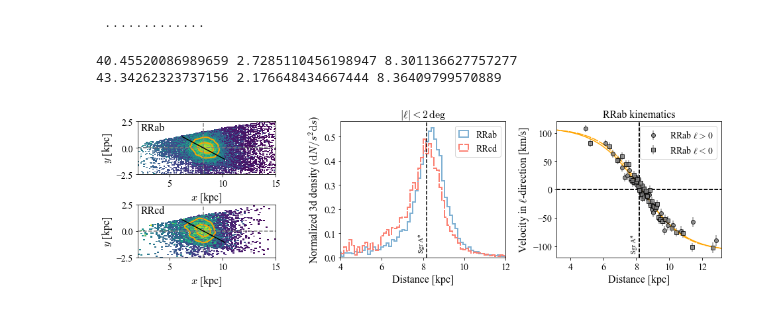
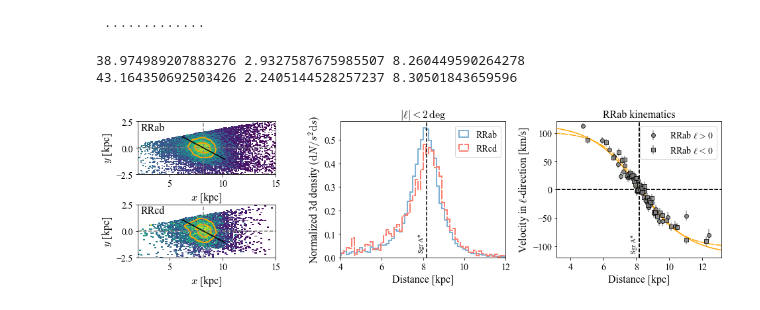
Before and after one commit to thomasmolnar/virac_classifier, a Jupyter notebook: plots/Fig22_RRL.ipynb, the cells around one changed output. Drawn from its saved outputs; the diff is of its cells as text; code cells hidden in the pictures.

```diff
--- a/plots/Fig22_RRL.ipynb
+++ b/plots/Fig22_RRL.ipynb
@@ -40,6 +54,21 @@ dist_rrcd = np.power(10.,0.2*(
     dataRRcd['ks_ivw_mean_mag']-coeff*(dataRRcd['j_ivw_mean_mag']- dataRRcd['ks_ivw_mean_mag'])
     +(2.98-coeff*(2.53-2.98))*np.log10(dataRRcd['period'])
     +18.477-(16.86-coeff*(17.241-16.86)))-2)
+
+peak_metal = -0.942
+
+dist_rrab = np.power(10.,0.2*(
+    data['ks_ivw_mean_mag']-coeff*(data['j_ivw_mean_mag']- data['ks_ivw_mean_mag'])
+    +(2.80-coeff*(2.45-2.80))*np.log10(data['period'])
+    -(0.114-coeff*(0.121-0.114))*(peak_metal)
+    +18.477-(17.547-coeff*(17.888-17.547))+corr)-2)
+
+dist_rrcd = np.power(10.,0.2*(
+    dataRRcd['ks_ivw_mean_mag']-coeff*(dataRRcd['j_ivw_mean_mag']- dataRRcd['ks_ivw_mean_mag'])
+    +(2.99-coeff*(2.53-2.99))*np.log10(dataRRcd['period'])
+    -(0.011-coeff*(-0.01-0.011))*(peak_metal)
+    +18.477-(16.85-coeff*(17.225-16.85)))-2)
+
 
 plt.hist2d(dist_rrab*np.cos(np.deg2rad(data['l']))*np.cos(np.deg2rad(data['b'])),
           dist_rrab*np.sin(np.deg2rad(data['l']))*np.cos(np.deg2rad(data['b'])),
@@ -143,33 +172,33 @@ from plotting_general import running_median
 limits = ((data['l']<5.)|(data['l']>355.))
 limits = (data['l']>0.)&(data['l']<10.)
 limits = (data['l']>350.)&(data['l']<360.)
 rr = running_median(dist_rrab[limits]*np.cos(np.deg2rad(data['l']))*np.cos(np.deg2rad(data['b'])),
                     (4.74*(data['pml'])*dist_rrab)[limits]+6.411*8.178*4.74,
                     nbins=40,equal_counts=True,percentiles=[.5,98.])
 xx = np.linspace(2.,14.)
 plt.xlim(8.178-5.,8.178+5.)
 plt.ylim(-120.,120.)
 
 from scipy.optimize import curve_fit
 pp=curve_fit(lambda x,p1,p2,p3: -p1*np.tanh(p2*(x-p3))/p2,rr[0],rr[1],
          p0=[37.,.3,8.18],sigma=(rr[3]-rr[2])/np.sqrt(rr[-1])*np.sqrt(np.pi/2.))
 scl=.3
 plt.plot(xx, -pp[0][0]*np.tanh(pp[0][1]*(xx-pp[0][2]))/pp[0][1],
         color='#FFA500',ls=(0,(7,1)))
 print(pp[0][0],np.sqrt(pp[1][0][0]),pp[0][2])
 plt.axvline(8.178,color='k',ls='dashed')
 plt.annotate('Sgr A*', xy=(8.078,-112),rotation=90,va='bottom',ha='right')
 plt.axhline(0.,color='k',ls='dashed')
 plt.errorbar(rr[0],rr[1],yerr=.5*(rr[3]-rr[2])/np.sqrt(rr[-1])*np.sqrt(np.pi/2.),fmt='s',
             alpha=0.8,color='gray',mec='k',label='RRab $\ell<0$')
 plt.legend()
 
 plt.xlabel('Distance [kpc]')
 plt.ylabel('Velocity in $\ell$-direction [km/s]');
 plt.title('RRab kinematics',fontsize=16)
 plt.tight_layout()
 plt.savefig('rrab_illustration.pdf',bbox_inches='tight',dpi=300)
 # %% [output]
-40.45520086989659 2.7285110456198947 8.301136627757277
-43.34262323737156 2.176648434667444 8.36409799570889
+38.974989207883276 2.9327587675985507 8.260449590264278
+43.164350692503426 2.2405144528257237 8.30501843659596
-[figure, old version]
+[figure, new version]
```
Also changed, not shown: parts of 1 cell of this notebook, 36 other files.
